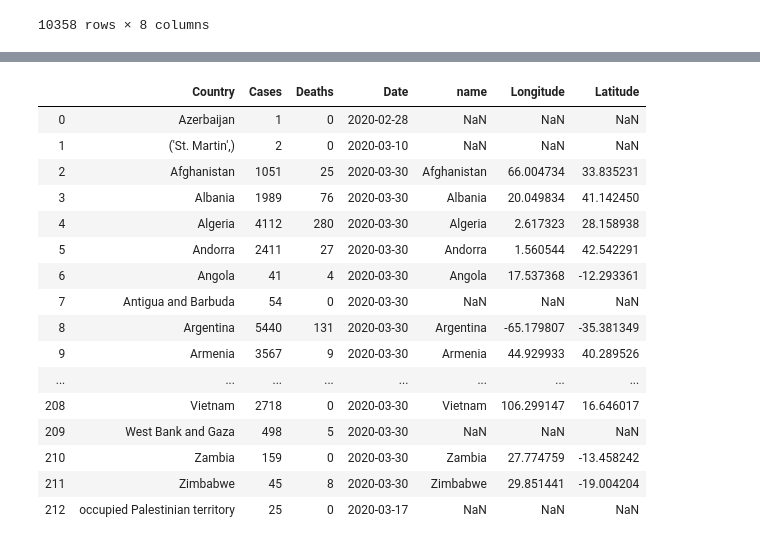
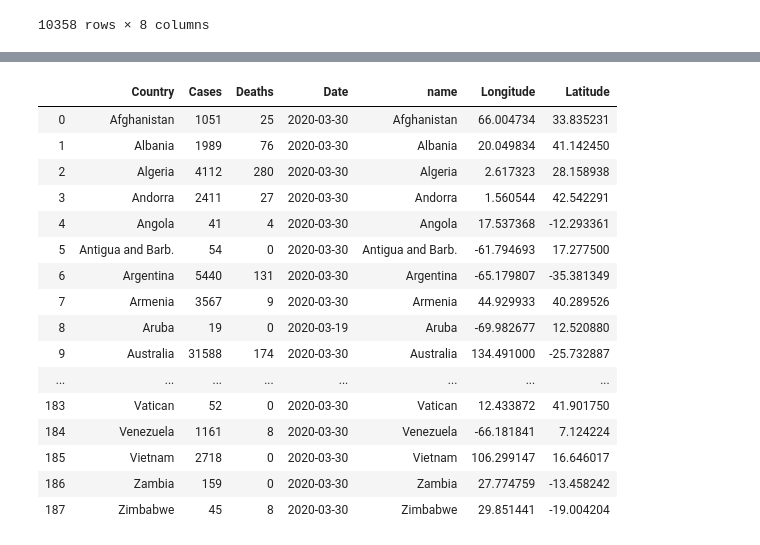
Before and after one commit to magcox5/Project2-Pandemic, a Jupyter notebook: lastdate_covid_19_scrubbing.ipynb, the cells around one changed output, grey strips where cells are left out. Saved outputs shown, nothing was run; the diff lists cells and outputs as text; code cells hidden in the pictures.

```diff
--- a/lastdate_covid_19_scrubbing.ipynb
+++ b/lastdate_covid_19_scrubbing.ipynb
@@ -146,4 +288,4 @@ Santa Cruz County, CA                           1
 Name: Province/State, dtype: int64
 # %%
-covid19_data['Province/State'] = covid19_data['Province/State'].fillna(0)
+covid19_data_2['Province/State'] = covid19_data_2['Province/State'].fillna(0)
 # %%
@@ -165,11 +307,11 @@ covid19_data.sort_values(by=['Date'])
 # %%
-covid19_data_1= covid19_data.groupby(['Province/State', 'Country'], as_index = False).agg(
+covid19_data_3 = covid19_data_2.groupby(['Province/State', 'Country'], as_index = False).agg(
     {
          'Cases':"sum",    # Sum duration per group
          'Deaths': "sum",  # get the count of networks
          'Date': 'last'  # get the first date per group
     }
 )
-covid19_data_1
+covid19_data_3
 # %% [output]
 |  | Province/State | Country | Cases | Deaths | Date |
@@ -204,6 +334,6 @@ covid19_data_1
 # %%
 # Add year column to dataframe
-covid19_data_1['Year'] = pd.DatetimeIndex(covid19_data_1['Date']).year
-covid19_data_1
+covid19_data_3['Year'] = pd.DatetimeIndex(covid19_data_3['Date']).year
+covid19_data_3
 # %% [output]
 |  | Province/State | Country | Cases | Deaths | Date | Year |
@@ -256,5 +356,5 @@ covid_data_3
 # %%
-covid19_data_4 = covid_data_3.groupby(['Country'], as_index = False).agg(
+covid19_data_4 = covid19_data_3.groupby(['Country'], as_index = False).agg(
     {
          'Cases':"sum",    # Sum duration per group
          'Deaths': "sum",  # get the count of networks
@@ -308,27 +407,27 @@ Name: name, dtype: object
 # %%
 
 
 # Merge centroid lon, lat
-covid19_2 = pd.merge(covid19_data_4 , centroid_data_1, left_on='Country', right_on='name', how = 'left')
-covid19_2
+covid19_data_5 = pd.merge(covid19_data_4 , centroid_data_1, left_on='Country', right_on='name', how = 'left')
+covid19_data_5
 # %% [output]
 |  | Country | Cases | Deaths | Date | name | Longitude | Latitude |
-| 0 | Azerbaijan | 1 | 0 | 2020-02-28 | NaN | NaN | NaN |
-| 1 | ('St. Martin',) | 2 | 0 | 2020-03-10 | NaN | NaN | NaN |
-| 2 | Afghanistan | 1051 | 25 | 2020-03-30 | Afghanistan | 66.004734 | 33.835231 |
-| 3 | Albania | 1989 | 76 | 2020-03-30 | Albania | 20.049834 | 41.142450 |
-| 4 | Algeria | 4112 | 280 | 2020-03-30 | Algeria | 2.617323 | 28.158938 |
-| 5 | Andorra | 2411 | 27 | 2020-03-30 | Andorra | 1.560544 | 42.542291 |
-| 6 | Angola | 41 | 4 | 2020-03-30 | Angola | 17.537368 | -12.293361 |
-| 7 | Antigua and Barbuda | 54 | 0 | 2020-03-30 | NaN | NaN | NaN |
-| 8 | Argentina | 5440 | 131 | 2020-03-30 | Argentina | -65.179807 | -35.381349 |
-| 9 | Armenia | 3567 | 9 | 2020-03-30 | Armenia | 44.929933 | 40.289526 |
+| 0 | Afghanistan | 1051 | 25 | 2020-03-30 | Afghanistan | 66.004734 | 33.835231 |
+| 1 | Albania | 1989 | 76 | 2020-03-30 | Albania | 20.049834 | 41.142450 |
+| 2 | Algeria | 4112 | 280 | 2020-03-30 | Algeria | 2.617323 | 28.158938 |
+| 3 | Andorra | 2411 | 27 | 2020-03-30 | Andorra | 1.560544 | 42.542291 |
+| 4 | Angola | 41 | 4 | 2020-03-30 | Angola | 17.537368 | -12.293361 |
+| 5 | Antigua and Barb. | 54 | 0 | 2020-03-30 | Antigua and Barb. | -61.794693 | 17.277500 |
+| 6 | Argentina | 5440 | 131 | 2020-03-30 | Argentina | -65.179807 | -35.381349 |
+| 7 | Armenia | 3567 | 9 | 2020-03-30 | Armenia | 44.929933 | 40.289526 |
+| 8 | Aruba | 19 | 0 | 2020-03-19 | Aruba | -69.982677 | 12.520880 |
+| 9 | Australia | 31588 | 174 | 2020-03-30 | Australia | 134.491000 | -25.732887 |
 | ... | ... | ... | ... | ... | ... | ... | ... |
-| 208 | Vietnam | 2718 | 0 | 2020-03-30 | Vietnam | 106.299147 | 16.646017 |
-| 209 | West Bank and Gaza | 498 | 5 | 2020-03-30 | NaN | NaN | NaN |
-| 210 | Zambia | 159 | 0 | 2020-03-30 | Zambia | 27.774759 | -13.458242 |
-| 211 | Zimbabwe | 45 | 8 | 2020-03-30 | Zimbabwe | 29.851441 | -19.004204 |
-| 212 | occupied Palestinian territory | 25 | 0 | 2020-03-17 | NaN | NaN | NaN |
+| 183 | Vatican | 52 | 0 | 2020-03-30 | Vatican | 12.433872 | 41.901750 |
+| 184 | Venezuela | 1161 | 8 | 2020-03-30 | Venezuela | -66.181841 | 7.124224 |
+| 185 | Vietnam | 2718 | 0 | 2020-03-30 | Vietnam | 106.299147 | 16.646017 |
+| 186 | Zambia | 159 | 0 | 2020-03-30 | Zambia | 27.774759 | -13.458242 |
+| 187 | Zimbabwe | 45 | 8 | 2020-03-30 | Zimbabwe | 29.851441 | -19.004204 |
 # %%
 # Get subset of pop_data, Country, 2014, 2015, 2016
 pop_data_1 = pop_data[['Country', '2016']]
```
Also changed, not shown: parts of 27 cells of this notebook, 3 other files.
